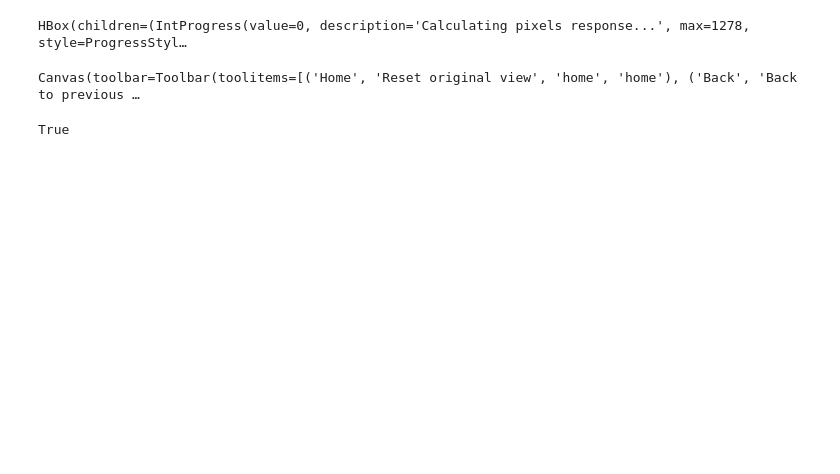
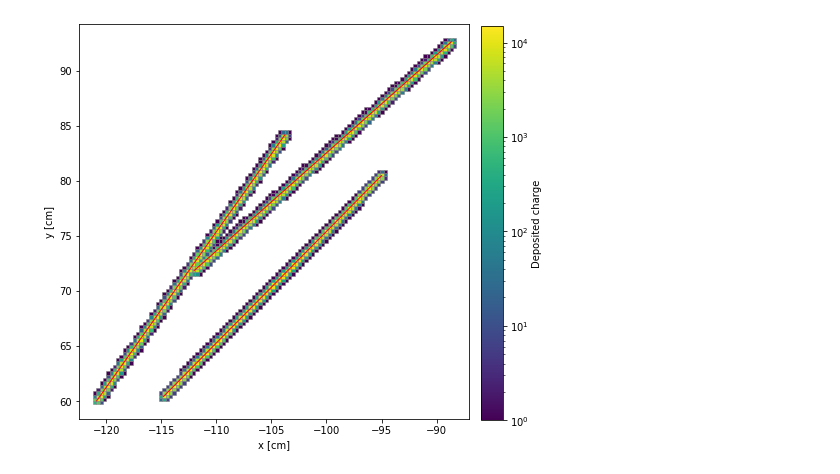
Before and after one commit to DUNE/larnd-sim, a Jupyter notebook: Detsim module test.ipynb, the cells around one changed output. Cells and saved outputs as stored; diff of their text form; code cells hidden in the pictures; blank space fills up the shorter version.

Commit message:
Charge deposition and pixel response refactoring

```diff
--- a/Detsim module test.ipynb
+++ b/Detsim module test.ipynb
@@ -48,45 +51,38 @@ HBox(children=(IntProgress(value=0, description='Processing tracks...', max=3, s
-# %%
-tpc.activePixelsResponse()
-# %% [output]
-HBox(children=(IntProgress(value=0, description='Calculating pixels response...', max=1278, style=ProgressStyl…
 # %%
-%matplotlib widget
+%matplotlib inline
 fig, ax = plt.subplots(1,1,figsize=(6,6),constrained_layout=True)
 ax.set_aspect('equal')
 
 x = selectedTracks[:,indeces['x_start']].numpy(),selectedTracks[:,indeces['x_end']].numpy()
 y = selectedTracks[:,indeces['y_start']].numpy(),selectedTracks[:,indeces['y_end']].numpy()
 ax.plot(x,y,lw=1,c='r')
 
 import matplotlib as mpl
 import matplotlib.cm as cm
 
-charges = [sum(p.charge) for p in tpc.activePixels]
+charges = [sum(tpc.activePixels[p].charge) for p in tpc.activePixels]
 norm = mpl.colors.LogNorm(vmin=1, vmax=max(charges))
 cmap = cm.viridis
 
 m = cm.ScalarMappable(norm=norm, cmap=cmap)
 
 for i, p in enumerate(tpc.activePixels):
-    rect = plt.Rectangle((p.id[0]*tpc.x_pixel_size-150, p.id[1]*tpc.y_pixel_size-150),
+    pixel = tpc.activePixels[p]
+    rect = plt.Rectangle((pixel.id[0]*tpc.x_pixel_size-150, pixel.id[1]*tpc.y_pixel_size-150),
                          tpc.x_pixel_size,
                          tpc.y_pixel_size,
                          linewidth=0.5,
                          edgecolor='grey',
                          facecolor=m.to_rgba(charges[i]))
     ax.add_patch(rect)
 
 ax.set_xlabel("x [cm]")
 ax.set_ylabel("y [cm]")
 
 cax = fig.add_axes([ax.get_position().x1+0.13,ax.get_position().y0-0.05,0.05,ax.get_position().height*1.21])
 _ = plt.colorbar(m,cax=cax,label='Deposited charge')
 # %% [output]
-Canvas(toolbar=Toolbar(toolitems=[('Home', 'Reset original view', 'home', 'home'), ('Back', 'Back to previous …
+[figure, added]
-# %%
-tpc.getPixelFromCoordinates(-112,72) in tpc.activePixelsIDs
-# %% [output]
-True
 # %%
 fig, ax = plt.subplots(1,1)
 pixelID = tpc.getPixelFromCoordinates(-112,72.5)
```
Also changed, not shown: parts of 2 cells of this notebook, 1 other file.
